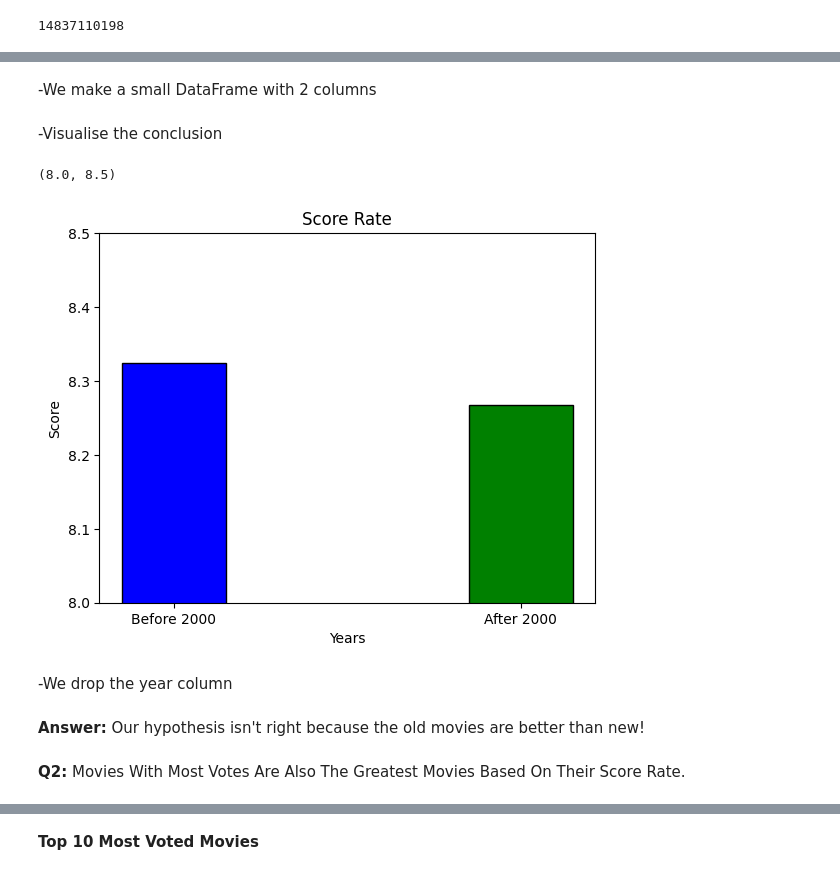
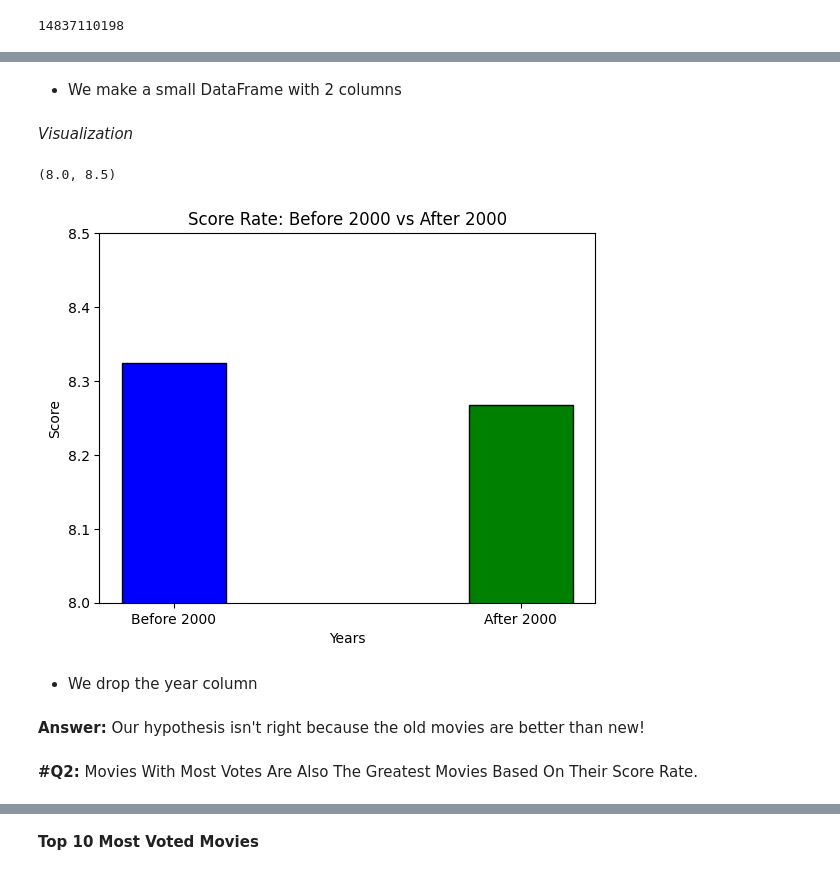
Before and after one commit to ChrisDiamantis99/Data-Analysis-With-Dirty-Data, a Jupyter notebook: Link_dirty.ipynb, the cells around one changed output, grey strips where cells are left out. Drawn from its saved outputs; the diff is of its cells as text; code cells hidden in the pictures.

```diff
--- a/Link_dirty.ipynb
+++ b/Link_dirty.ipynb
@@ -136,6 +123,8 @@ df['Duration'] = df['Duration'].replace("Inf", 0)
 df['Duration'] = df['Duration'].replace("Nan", 0)
 df['Duration'] = df['Duration'].replace("-", 0)
 df['Duration'] = df['Duration'].replace("Not Applicable", 0)
+# %%
+df['Duration'] = df['Duration'].astype('int')
 # %% [markdown]
 4. Column **Income**
 # %%
@@ -288,31 +280,31 @@ average_score_before_2000 = movies_before_2000['Score'].mean()
 movies_after_2000 = df[df['Year'] >= 2000]
 average_score_after_2000 = movies_after_2000['Score'].mean()
 # %% [markdown]
--We make a small DataFrame with 2 columns
+- We make a small DataFrame with 2 columns
 # %%
 average_array = {
     'Average' : [average_score_before_2000, average_score_after_2000],
     'Year' : ['Before 2000', 'After 2000']
     }
 avg_arr = pd.DataFrame(average_array)
-# %% [markdown]
--Visualise the conclusion
+# %% [markdown]
+*Visualization*
 # %%
 plt.bar(avg_arr['Year'], avg_arr['Average'], width = 0.3, edgecolor = 'black', color = ['blue', 'green'] )
-plt.title('Score Rate')
+plt.title('Score Rate: Before 2000 vs After 2000')
 plt.ylabel('Score')
 plt.xlabel('Years')
 
 #Display the y-axis values
 plt.ylim(8, 8.5)
 # %% [output]
 (8.0, 8.5)
-[figure, old version]
+[figure, new version]
 # %% [markdown]
--We drop the year column
+- We drop the year column
 # %%
 df.drop('Year', axis = 1, inplace= True)
 # %% [markdown]
 **Answer:** Our hypothesis isn't right because the old movies are better than new!
 # %% [markdown]
-**Q2:** Movies With Most Votes Are Also The Greatest Movies Based On Their Score Rate.
+**#Q2:** Movies With Most Votes Are Also The Greatest Movies Based On Their Score Rate.
```
Also changed, not shown: parts of 20 cells of this notebook.
